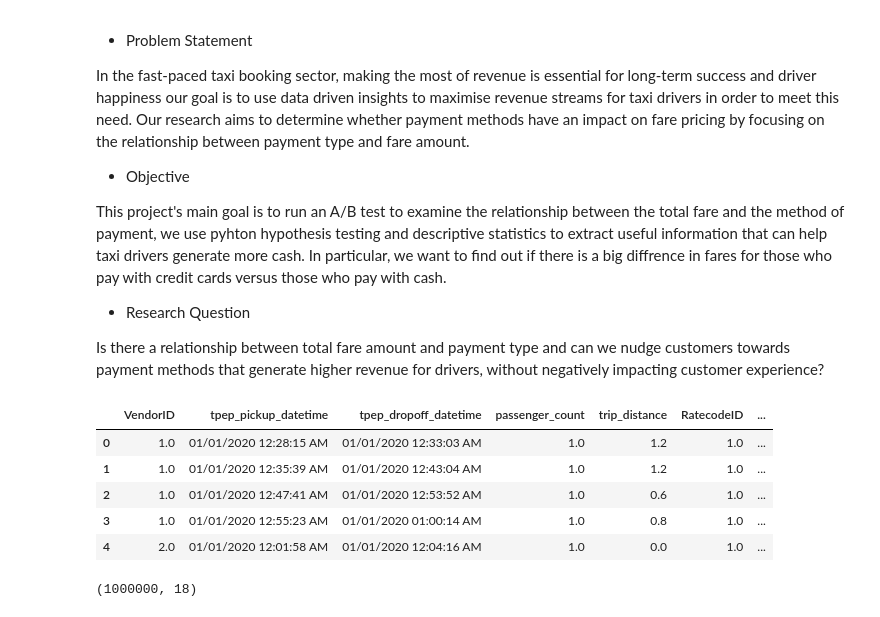
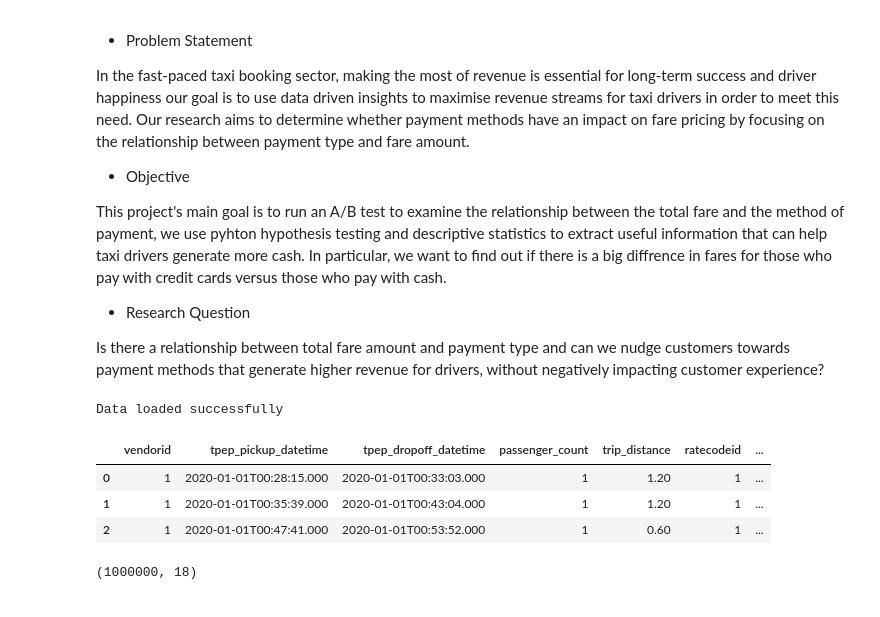
Before and after one commit to rajatvegan/Notebooks, a Jupyter notebook: 1_project-NYC-taxi.ipynb, the cells around one changed output. Saved outputs shown, nothing was run; the diff lists cells and outputs as text; code cells hidden in the pictures.

```diff
--- a/1_project-NYC-taxi.ipynb
+++ b/1_project-NYC-taxi.ipynb
@@ -28,17 +29,27 @@ import statsmodels.api as sm
 import warnings
 
 warnings.filterwarnings("ignore")
-# %%
-# loading dataset (or load directly from database server or from api server)
-df = pd.read_csv("C:/Users/Rajat/OneDrive/Desktop/STUDY/Database/2020_Yellow_Taxi_Trip_Data.csv",nrows=1000000)
-df.head()
-# %% [output]
-|  | VendorID | tpep_pickup_datetime | tpep_dropoff_datetime | passenger_count | trip_distance | RatecodeID | ... |
-| 0 | 1.0 | 01/01/2020 12:28:15 AM | 01/01/2020 12:33:03 AM | 1.0 | 1.2 | 1.0 | ... |
-| 1 | 1.0 | 01/01/2020 12:35:39 AM | 01/01/2020 12:43:04 AM | 1.0 | 1.2 | 1.0 | ... |
-| 2 | 1.0 | 01/01/2020 12:47:41 AM | 01/01/2020 12:53:52 AM | 1.0 | 0.6 | 1.0 | ... |
-| 3 | 1.0 | 01/01/2020 12:55:23 AM | 01/01/2020 01:00:14 AM | 1.0 | 0.8 | 1.0 | ... |
-| 4 | 2.0 | 01/01/2020 12:01:58 AM | 01/01/2020 12:04:16 AM | 1.0 | 0.0 | 1.0 | ... |
+# %%
+# loading dataset from api server
+
+url = 'https://data.cityofnewyork.us/resource/kxp8-n2sj.json?$limit=1000000'
+response = requests.get(url)
+
+if response.status_code == 200:
+    data = response.json()
+    print('Data loaded successfully')
+else:
+    print('Error: Failed to load data from API server')
+# %% [output]
+Data loaded successfully
+# %%
+df = pd.DataFrame(data)
+df.head(3)
+# %% [output]
+|  | vendorid | tpep_pickup_datetime | tpep_dropoff_datetime | passenger_count | trip_distance | ratecodeid | ... |
+| 0 | 1 | 2020-01-01T00:28:15.000 | 2020-01-01T00:33:03.000 | 1 | 1.20 | 1 | ... |
+| 1 | 1 | 2020-01-01T00:35:39.000 | 2020-01-01T00:43:04.000 | 1 | 1.20 | 1 | ... |
+| 2 | 1 | 2020-01-01T00:47:41.000 | 2020-01-01T00:53:52.000 | 1 | 0.60 | 1 | ... |
 # %%
 # exploratery data analysis
 df.shape
```
Also changed, not shown: parts of 11 cells of this notebook.
